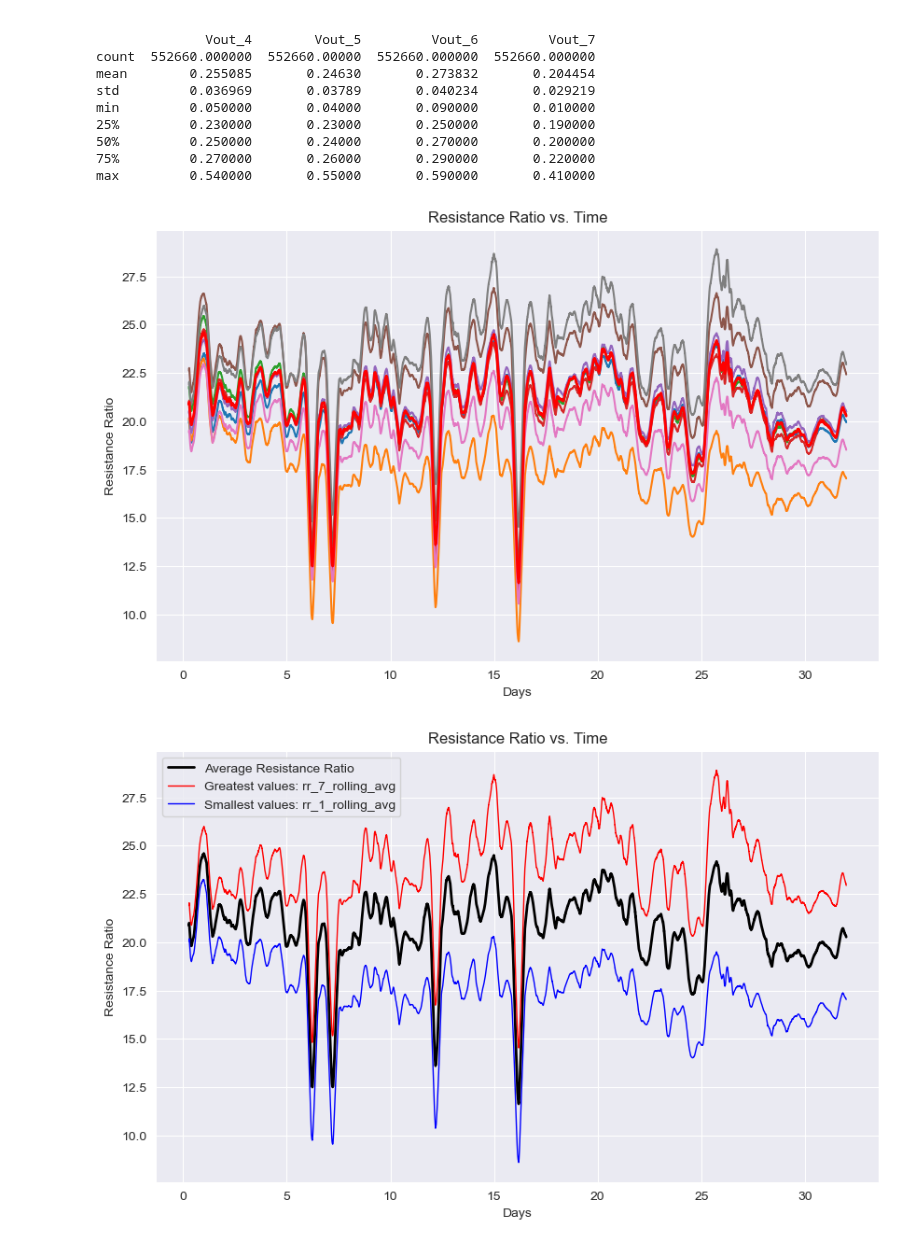
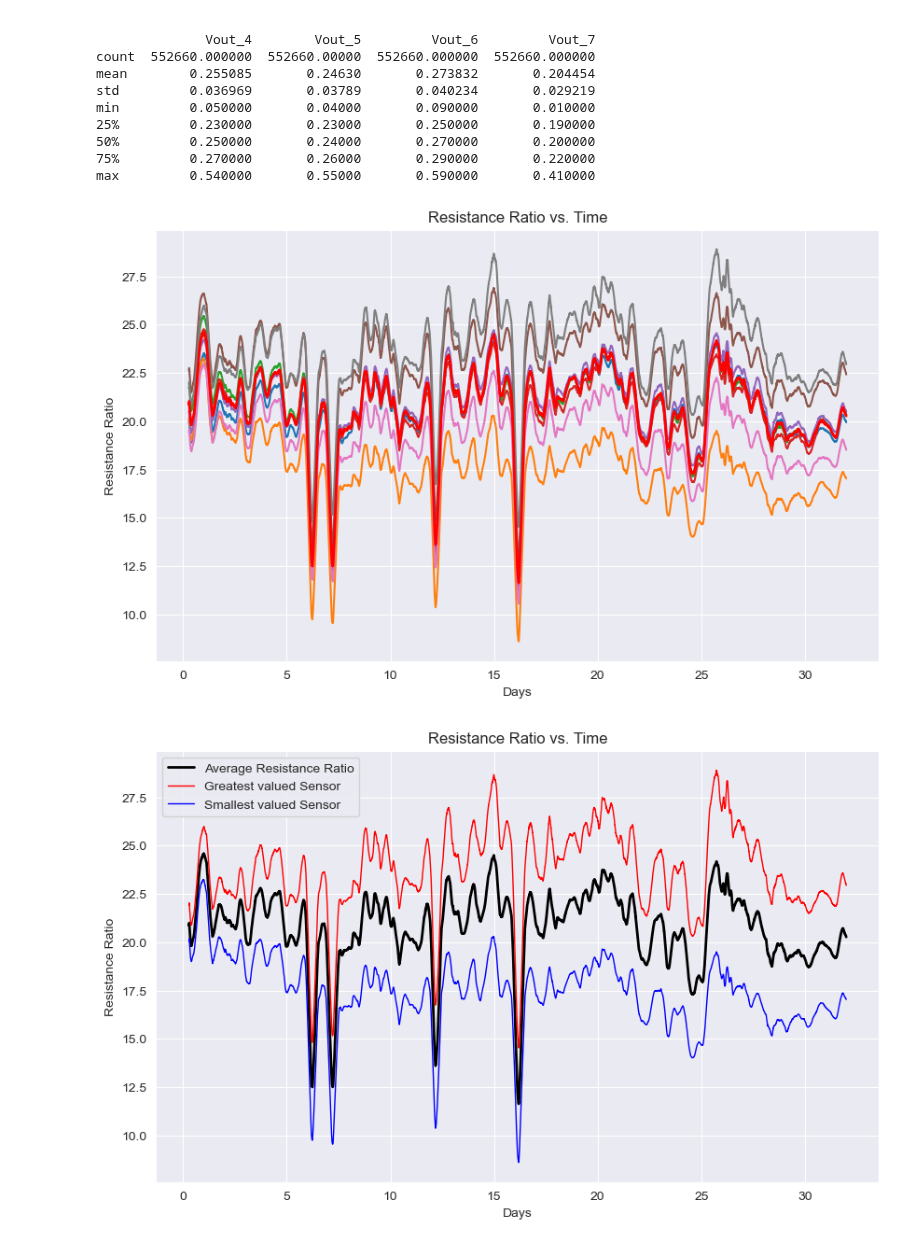
Before and after one commit to Coopsims/MethaneDataScience, a Jupyter notebook: Ben's Analysis/MonthLongTestAnalysis.ipynb, the cells around one changed output. Saved outputs shown, nothing was run; the diff lists cells and outputs as text; code cells hidden in the pictures.

```diff
--- a/Ben's Analysis/MonthLongTestAnalysis.ipynb
+++ b/Ben's Analysis/MonthLongTestAnalysis.ipynb
@@ -148,36 +148,36 @@ plt.xlabel('Days')
 plt.ylabel('Resistance Ratio')
 plt.title('Resistance Ratio vs. Time')
 #plt.legend()
 plt.grid(True)
 plt.show()
 
 column_means = df[rr_rolling_avg_columns].mean()
 # Find the columns with the greatest and smallest mean values
 max_col = column_means.idxmax()
 min_col = column_means.idxmin()
 
 # Plot setup
 plt.figure(figsize=(10, 6))
 
 # Plot the mean line
 plt.plot(df['Days'], df['rr_rolling_avg_mean'], 'k', linewidth=2, label='Average Resistance Ratio')
 
 # Plot the column with the greatest values
-plt.plot(df['Days'], df[max_col], 'r', linewidth=1, label=f"Greatest values: {max_col}")
+plt.plot(df['Days'], df[max_col], 'r', linewidth=1, label="Greatest valued Sensor")
 
 # Plot the column with the smallest values
-plt.plot(df['Days'], df[min_col], 'b', linewidth=1, label=f"Smallest values: {min_col}")
+plt.plot(df['Days'], df[min_col], 'b', linewidth=1, label="Smallest valued Sensor")
 
 # Remaining plot attributes
 plt.xlabel('Days')
 plt.ylabel('Resistance Ratio')
 plt.title('Resistance Ratio vs. Time')
 plt.grid(True)
 plt.legend()
 plt.show()
 # %% [output]
 [figure]
-[figure, old version]
+[figure, new version]
 # %%
 import pandas as pd
 import scipy.optimize as sc
```
Also changed, not shown: parts of 1 cell of this notebook.
